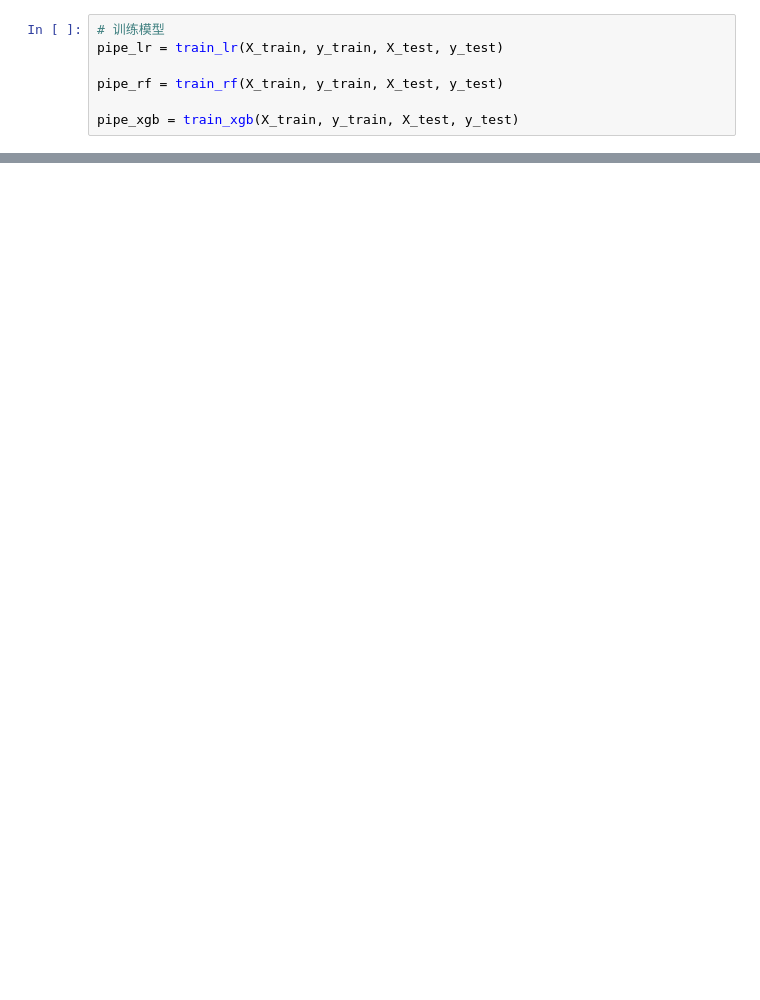
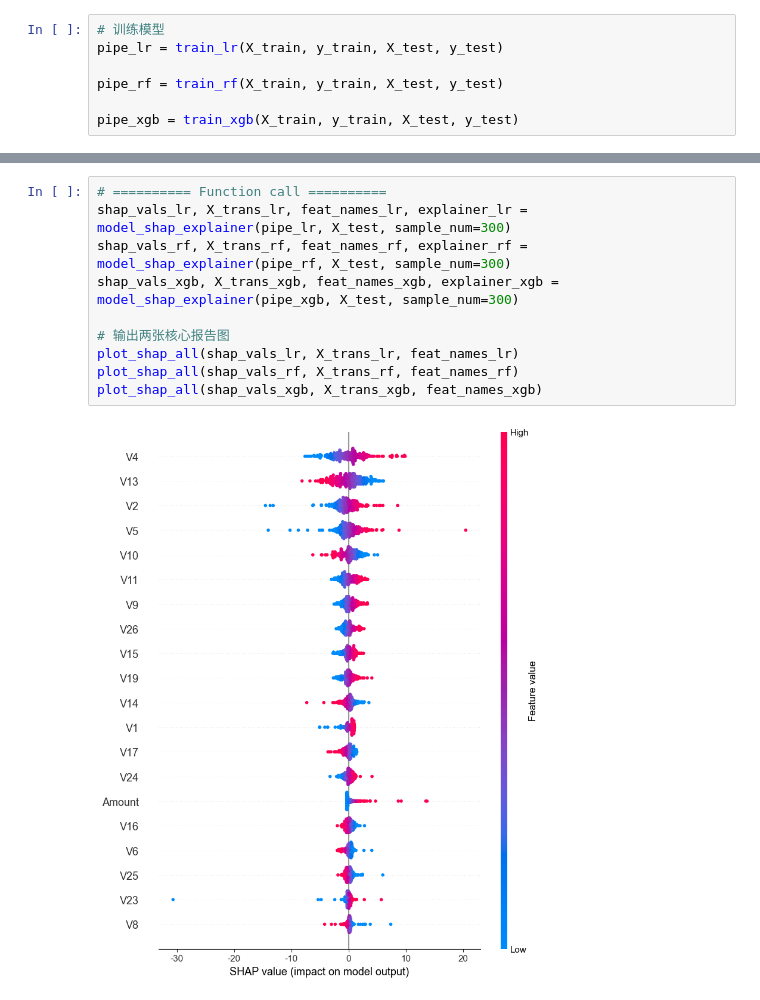
Before and after one commit to DaisyLuxy/credit_fraud_ml, a Jupyter notebook: notebooks/02_baseline.ipynb, the cells around one changed output, grey strips where cells are left out. Saved outputs shown, nothing was run; the diff lists cells and outputs as text; blank space fills up the shorter version.

Commit message:
feat: add SHAP explaination for 3 models

```diff
--- a/notebooks/02_baseline.ipynb
+++ b/notebooks/02_baseline.ipynb
@@ -227,0 +282,12 @@ Minimized Cost：2020
+# %%
+# ========== Function call ==========
+shap_vals_lr, X_trans_lr, feat_names_lr, explainer_lr = model_shap_explainer(pipe_lr, X_test, sample_num=300)
+shap_vals_rf, X_trans_rf, feat_names_rf, explainer_rf = model_shap_explainer(pipe_rf, X_test, sample_num=300)
+shap_vals_xgb, X_trans_xgb, feat_names_xgb, explainer_xgb = model_shap_explainer(pipe_xgb, X_test, sample_num=300)
+
+# 输出两张核心报告图
+plot_shap_all(shap_vals_lr, X_trans_lr, feat_names_lr)
+plot_shap_all(shap_vals_rf, X_trans_rf, feat_names_rf)
+plot_shap_all(shap_vals_xgb, X_trans_xgb, feat_names_xgb)
+# %% [output]
+[figure, added]
```
Also changed, not shown: parts of 14 cells of this notebook, 1 other file.
